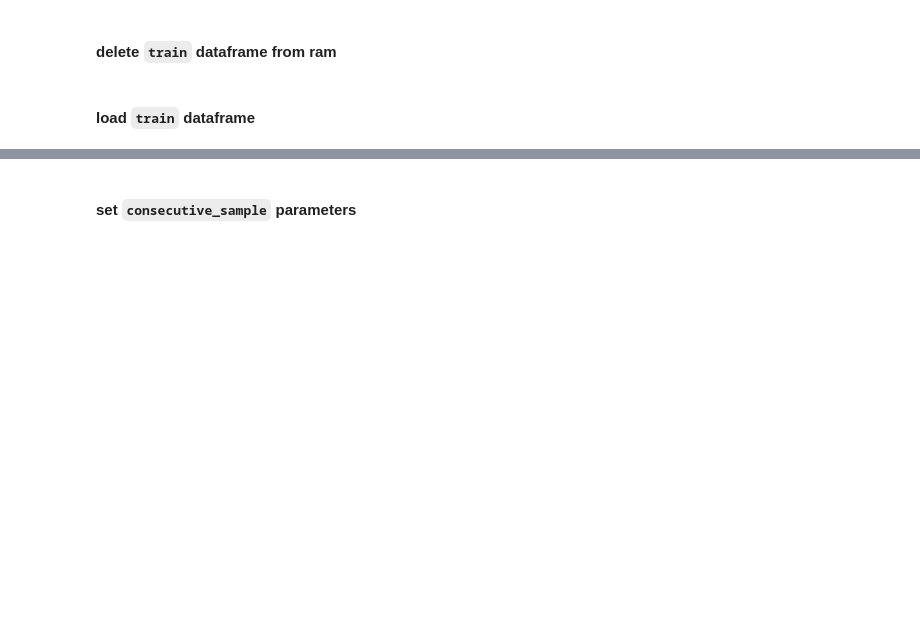
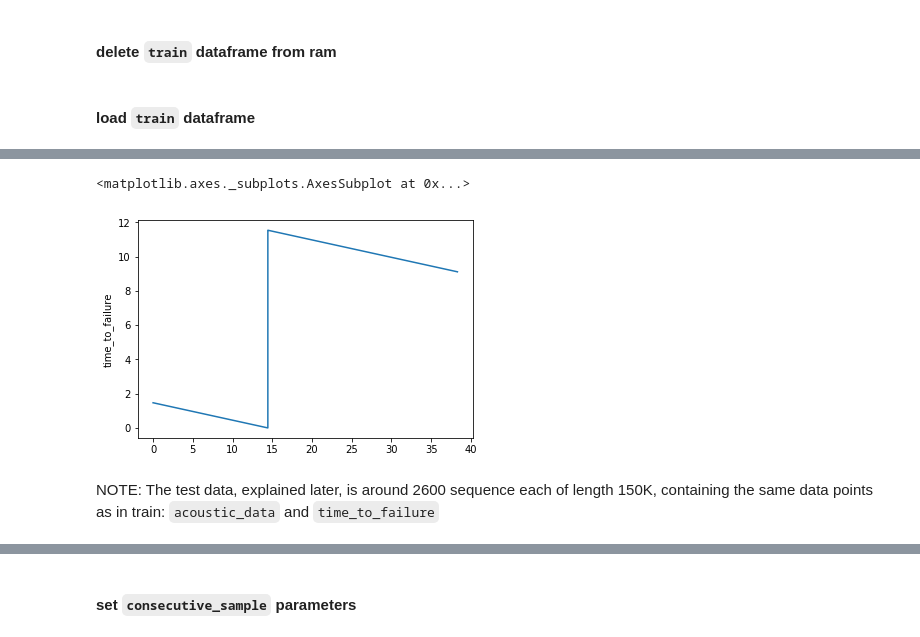
Before and after one commit to jonbatscha/earthquake_prediction, a Jupyter notebook: refactor.ipynb, the cells around one changed output, grey strips where cells are left out. Saved outputs shown, nothing was run; the diff lists cells and outputs as text; code cells hidden in the pictures; blank space fills up the shorter version.

```diff
--- a/refactor.ipynb
+++ b/refactor.ipynb
@@ -99,0 +183,7 @@ Wall time: 1min 4s
+# %%
+sns.lineplot(y=train['time_to_failure'][:15000000:100],x=x_axis[:150000])
+# %% [output]
+<matplotlib.axes._subplots.AxesSubplot at 0x...>
+[figure, added]
+# %% [markdown]
+NOTE: The test data, explained later, is around 2600 sequence each of length 150K, containing the same data points as in train: `acoustic_data` and `time_to_failure`
```
Also changed, not shown: parts of 61 cells of this notebook, 1 other file.
